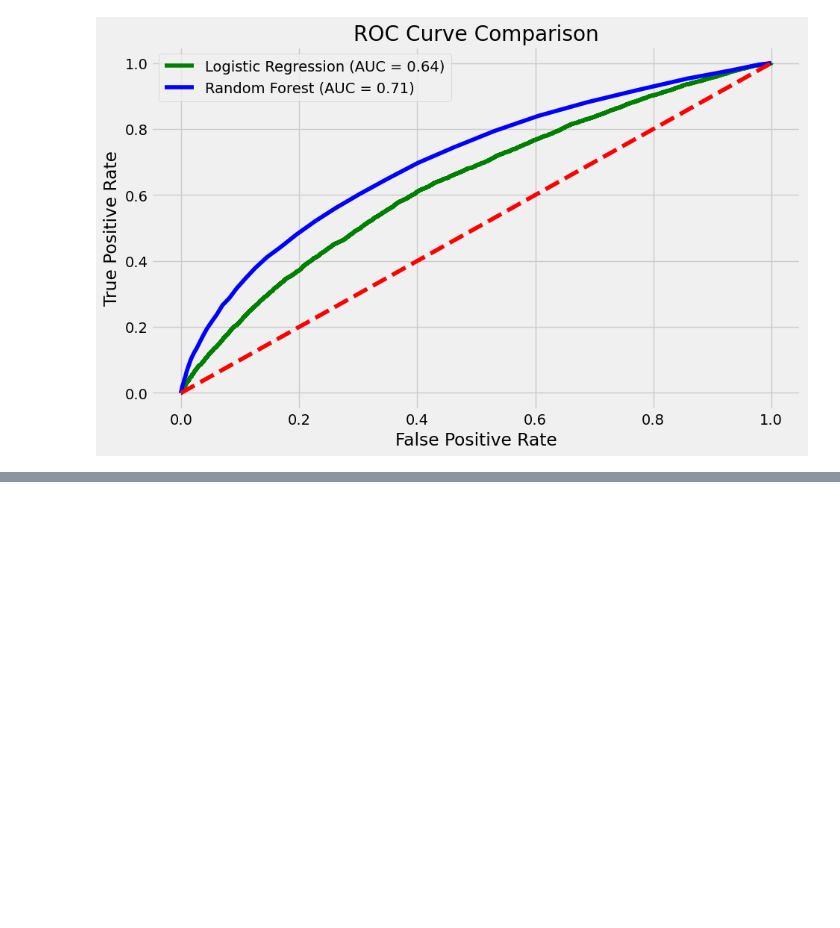
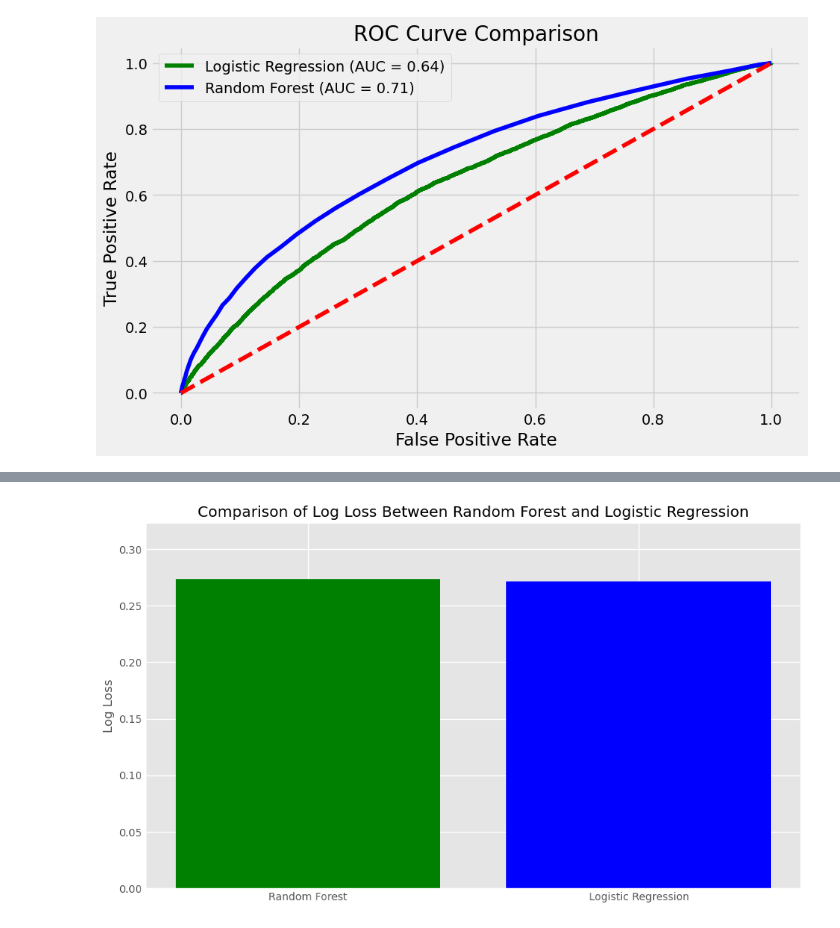
Before and after one commit to itsMustafamr/ML-Project, a Jupyter notebook: Home_credit_dataset.ipynb, the cells around one changed output, grey strips where cells are left out. Saved outputs shown, nothing was run; the diff lists cells and outputs as text; code cells hidden in the pictures; blank space fills up the shorter version.

```diff
--- a/Home_credit_dataset.ipynb
+++ b/Home_credit_dataset.ipynb
@@ -1078,0 +1099,47 @@ plt.show()
+# %%
+import numpy as np
+from sklearn.model_selection import train_test_split
+from sklearn.ensemble import RandomForestClassifier
+from sklearn.linear_model import LogisticRegression
+from sklearn.metrics import log_loss
+from sklearn.impute import SimpleImputer
+import matplotlib.pyplot as plt
+
+# Impute missing values
+imputer = SimpleImputer(strategy='mean')  # You can change the strategy to 'median' or 'most_frequent' if that makes more sense for your data
+X_imputed = imputer.fit_transform(X)
+
+# Split the data into training and testing sets
+X_train, X_test, y_train, y_test = train_test_split(X_imputed, y, test_size=0.2, random_state=42)
+
+# Initialize the models
+rf_model = RandomForestClassifier(random_state=42)
+logreg_model = LogisticRegression(random_state=42, max_iter=1000)  # Increased max_iter for convergence
+
+# Train the models
+rf_model.fit(X_train, y_train)
+logreg_model.fit(X_train, y_train)
+
+# Predict probabilities
+rf_probs = rf_model.predict_proba(X_test)[:, 1]  # Get probabilities for the positive class
+logreg_probs = logreg_model.predict_proba(X_test)[:, 1]  # Get probabilities for the positive class
+
+# Calculate log loss
+rf_loss = log_loss(y_test, rf_probs)
+logreg_loss = log_loss(y_test, logreg_probs)
+
+# Output log loss
+print("Random Forest Log Loss: {:.4f}".format(rf_loss))
+print("Logistic Regression Log Loss: {:.4f}".format(logreg_loss))
+
+# Plotting the log loss for comparison
+losses = [rf_loss, logreg_loss]
+model_names = ['Random Forest', 'Logistic Regression']
+
+plt.figure(figsize=(10, 6))
+plt.bar(model_names, losses, color=['green', 'blue'])
+plt.ylabel('Log Loss')
+plt.title('Comparison of Log Loss Between Random Forest and Logistic Regression')
+plt.ylim([0, max(losses) + 0.05])  # Adjust ylim to give some space above the highest bar for better aesthetics
+plt.show()
+# %% [output]
@@ -1078,0 +1148 @@ plt.show()
+[figure, added]
```
Also changed, not shown: parts of 2 cells of this notebook, 1 other file.
